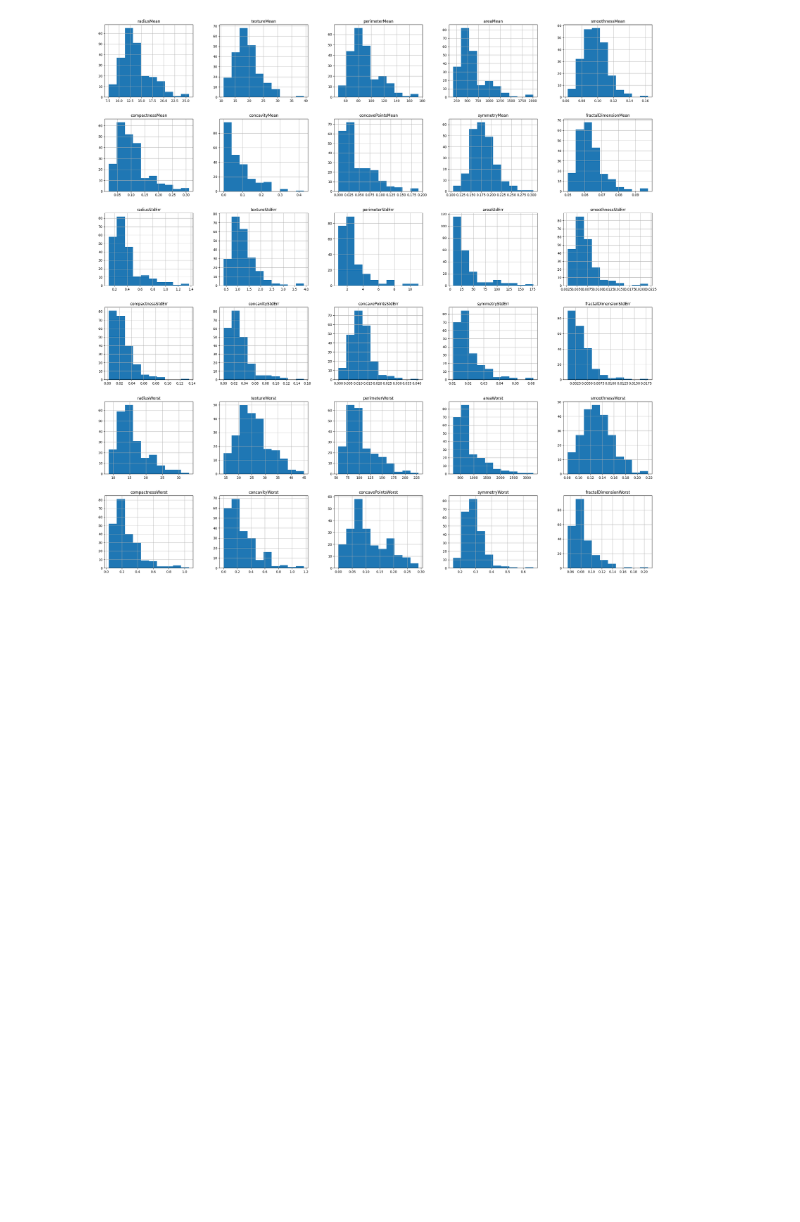
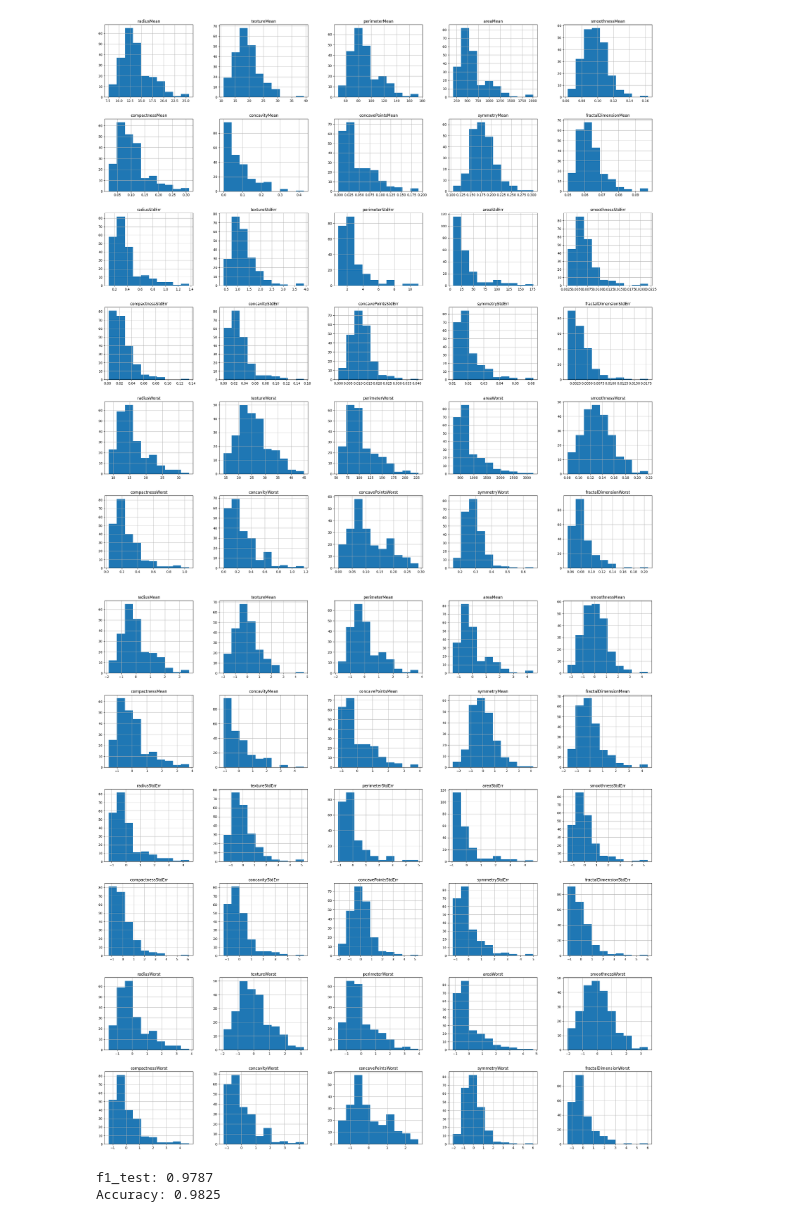
Before and after one commit to lebe1/MachineLearningCourse, a Jupyter notebook: Exercise1/data/explore_breast_cancer.ipynb, the cells around one changed output. Drawn from its saved outputs; the diff is of its cells as text; code cells hidden in the pictures; blank space fills up the shorter version.

Commit message:
Add different scaler to breast cancer

```diff
--- a/Exercise1/data/explore_breast_cancer.ipynb
+++ b/Exercise1/data/explore_breast_cancer.ipynb
@@ -271,3 +252,26 @@ X_train.hist(figsize=(30, 30))
 plt.show()
 # %% [output]
 [figure]
+# %%
+scaler = StandardScaler()
+X_train_scaled = scaler.fit_transform(X_train)
+
+X_test_scaled=scaler.transform(X_test )
+# %%
+pd.DataFrame(X_train_scaled, columns=X_train.columns,index=X_train.index).hist(figsize=(30, 30))
+plt.show()
+# %% [output]
+[figure, added]
+# %%
+model = RandomForestClassifier(random_state=RANDOM_SEED)
+model.fit(X_train_scaled, y_train)
+y_pred = model.predict(X_test_scaled)
+
+f1= f1_score(y_test, y_pred)
+accuracy = accuracy_score(y_test, y_pred)
+
+print(f'f1_test: {f1:.4f}')
+print(f'Accuracy: {accuracy:.4f}')
+# %% [output]
+f1_test: 0.9787
+Accuracy: 0.9825
```
Also changed, not shown: parts of 48 cells of this notebook, 1 other file.
